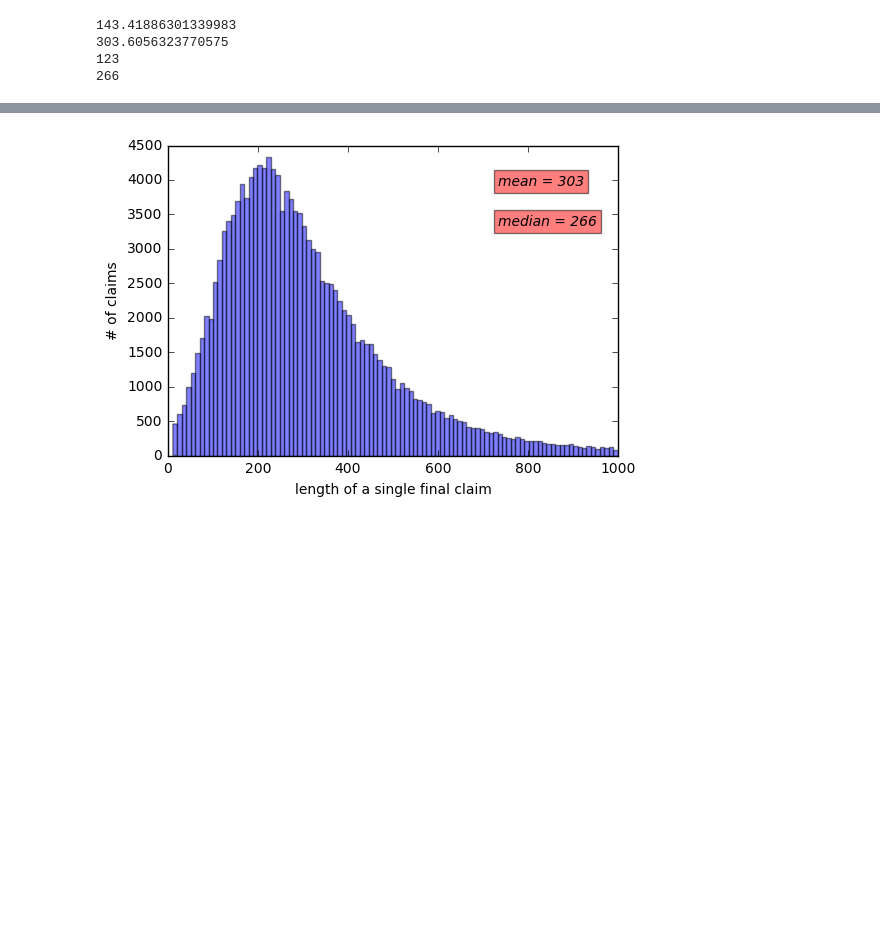
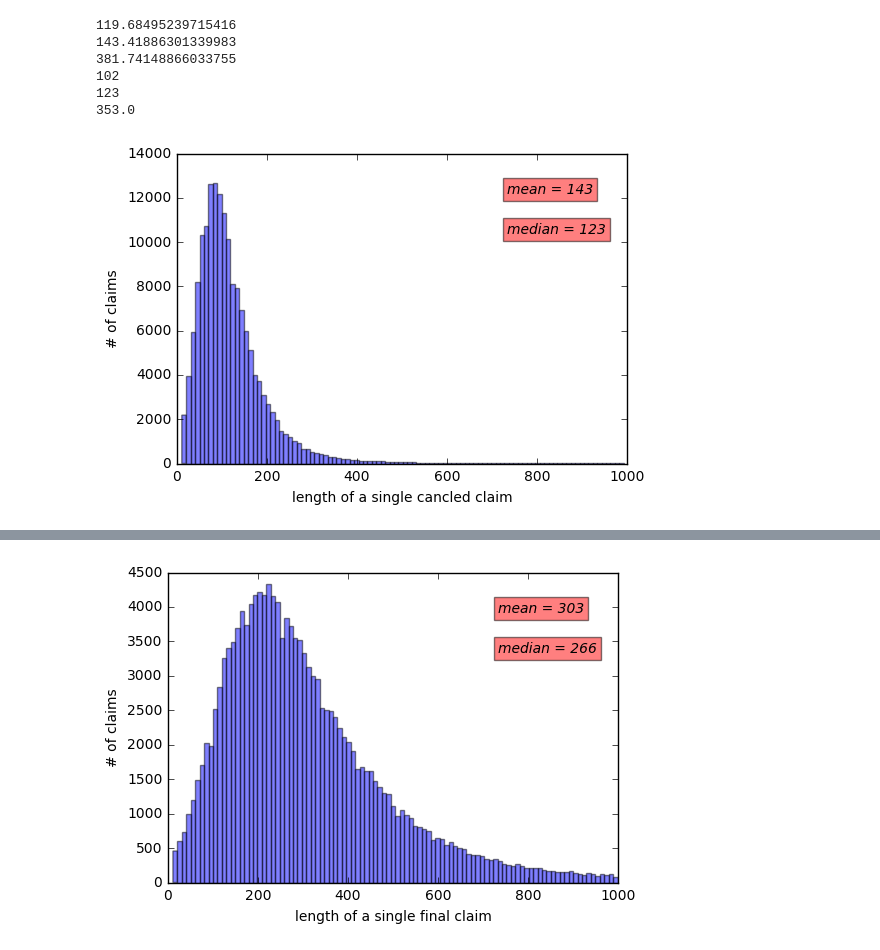
Before and after one commit to yuzhipeng588/Machine-Learning-NLP, a Jupyter notebook: DataEngineering/data_analysis.ipynb, the cells around one changed output, grey strips where cells are left out. Saved outputs shown, nothing was run; the diff lists cells and outputs as text; code cells hidden in the pictures; blank space fills up the shorter version.

```diff
--- a/DataEngineering/data_analysis.ipynb
+++ b/DataEngineering/data_analysis.ipynb
@@ -49,16 +56,45 @@ for line in open('/Volumes/Zhipeng/patent_dataset/1314paired_oldclaims_dep.txt')
 import statistics
 len_new=[len(line.split()) for line in X_train_new if len(line.split())<1000 and len(line.split())>10]
 len_old=[len(line.split()) for line in X_train_old if len(line.split())<1000 and len(line.split())>10]
-
+len_can=[len(line.split()) for line in X_train_can if len(line.split())<1000 and len(line.split())>10]
+print(statistics.mean(len_can))
 print(statistics.mean(len_old))
 print(statistics.mean(len_new))
+print(statistics.median(len_can))
 print(statistics.median(len_old))
 print(statistics.median(len_new))
 # %% [output]
+119.68495239715416
 143.41886301339983
-303.6056323770575
+381.74148866033755
+102
 123
-266
+353.0
+# %%
+import numpy as np
+import matplotlib.mlab as mlab
+import matplotlib.pyplot as plt
+import plotly.plotly as py  # tools to communicate with Plotly's server
+
+fig = plt.figure()
+
+num_bins = 100
+# the histogram of the data
+n, bins, patches = plt.hist(len_can, num_bins, facecolor='blue', alpha=0.5)
+# add a 'best fit' line
+
+plt.xlabel('length of a single cancled claim')
+plt.ylabel('# of claims')
+fig.text(0.7, 0.8, 'mean = 143', style='italic',
+        bbox={'facecolor':'red', 'alpha':0.5, 'pad':3})
+fig.text(0.7, 0.7, 'median = 123', style='italic',
+        bbox={'facecolor':'red', 'alpha':0.5, 'pad':3})
+# Tweak spacing to prevent clipping of ylabel
+plt.subplots_adjust(left=0.15)
+plt.show()
+#plot_url = py.plot_mpl(fig, filename='/Users/mac/Desktop/histogram-mpl-legend')
+# %% [output]
+[figure, added]
 # %%
 import numpy as np
 import matplotlib.mlab as mlab
```
Also changed, not shown: parts of 8 cells of this notebook, 1 other file.
